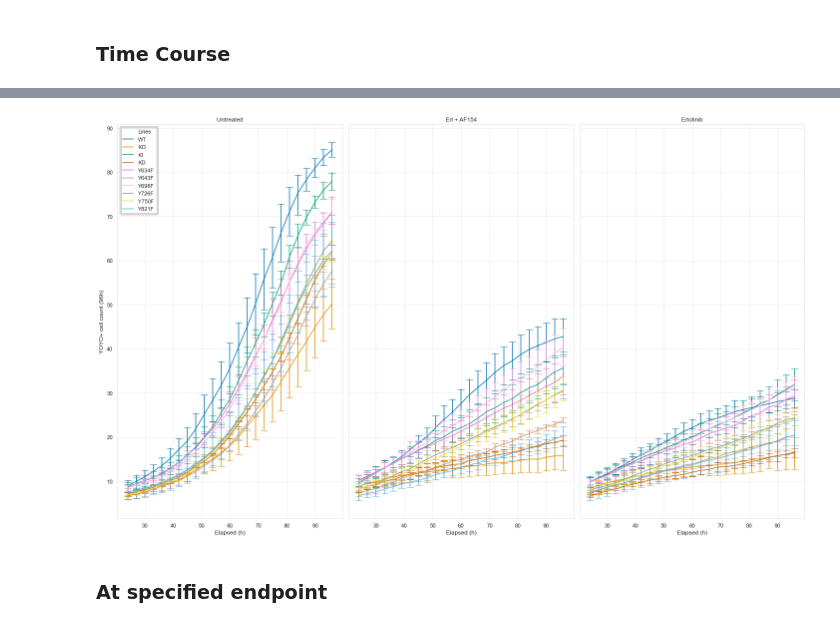
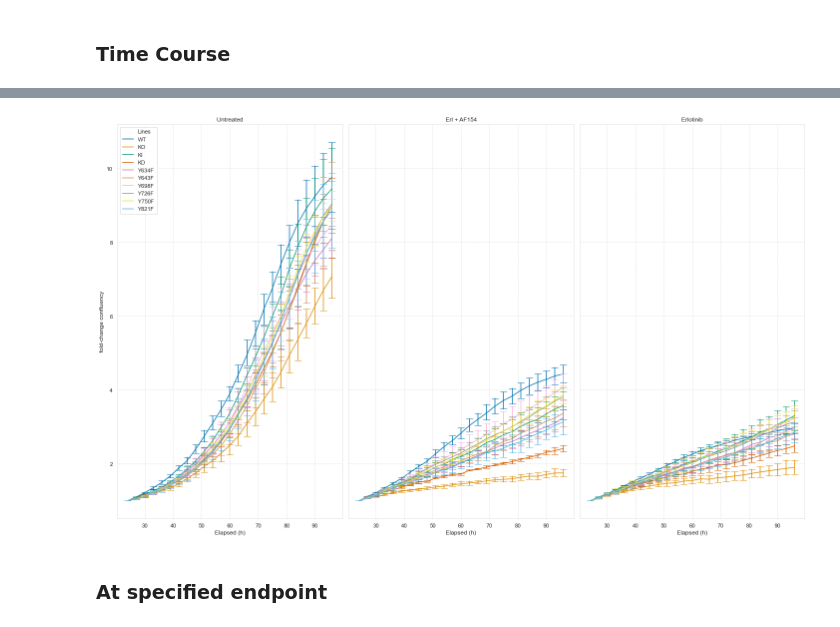
Before and after one commit to meyer-lab/DDMC, a Jupyter notebook: Fig1-CellViability.ipynb, the cells around one changed output, grey strips where cells are left out. Cells and saved outputs as stored; diff of their text form; code cells hidden in the pictures.

```diff
--- a/Fig1-CellViability.ipynb
+++ b/Fig1-CellViability.ipynb
@@ -65,17 +60,17 @@ for i in range(1,len(t1)):
 # %%
 itp = 24
 ftp = 96
 fig, ax = plt.subplots(nrows=1, ncols=3, figsize=(20, 12), sharey=True, sharex=True)
 
 for i in range(len(t1)):
     title = t2[i]
-    FC_timecourse(ax[i], ds, itp, ftp, lines, t1[i], title, ylabel, FC=False)
+    FC_timecourse(ax[i], ds, itp, ftp, lines, t1[i], title, ylabel, FC=True)
 
 plt.tight_layout()
 
-fig.savefig("TimeLapse_AXLmutants.png")
+#fig.savefig("TimeLapse_AXLmutants.png")
 # %% [output]
-[figure, old version]
+[figure, new version]
 # %% [markdown]
 ### At specified endpoint
 # %%
```
Also changed, not shown: parts of 9 cells of this notebook, 2 other files.
